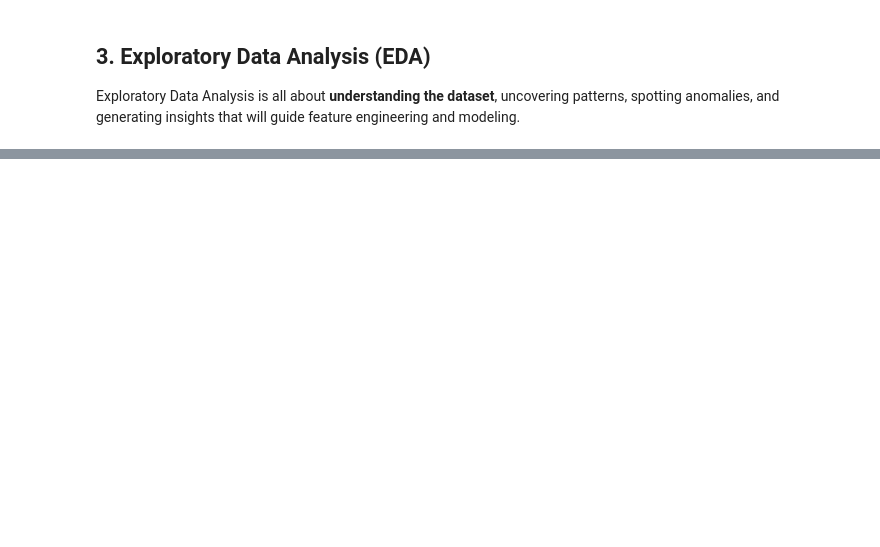
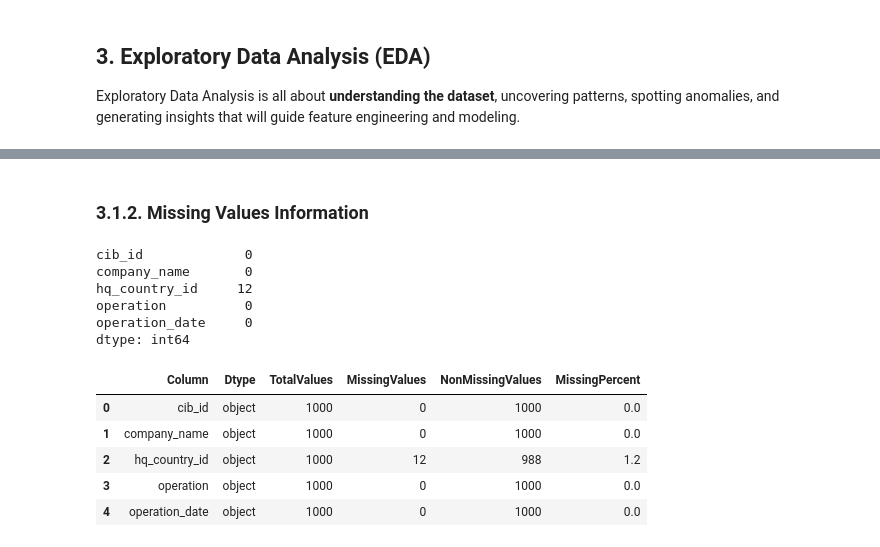
Before and after one commit to saricmilos/coding-challenge, a Jupyter notebook: notebooks/coding_challenge.ipynb, the cells around one changed output, grey strips where cells are left out. Drawn from its saved outputs; the diff is of its cells as text; code cells hidden in the pictures; blank space fills up the shorter version.

```diff
--- a/notebooks/coding_challenge.ipynb
+++ b/notebooks/coding_challenge.ipynb
@@ -240,0 +281,20 @@ Exploratory Data Analysis is all about **understanding the dataset**, uncovering
+# %% [markdown]
+### **3.1.2. Missing Values Information**
+# %%
+companies_df.isna().sum()
+# %% [output]
+cib_id             0
+company_name       0
+hq_country_id     12
+operation          0
+operation_date     0
+dtype: int64
+# %%
+get_missing_value_summary(companies_df)
+# %% [output]
+|  | Column | Dtype | TotalValues | MissingValues | NonMissingValues | MissingPercent |
+| 0 | cib_id | object | 1000 | 0 | 1000 | 0.0 |
+| 1 | company_name | object | 1000 | 0 | 1000 | 0.0 |
+| 2 | hq_country_id | object | 1000 | 12 | 988 | 1.2 |
+| 3 | operation | object | 1000 | 0 | 1000 | 0.0 |
+| 4 | operation_date | object | 1000 | 0 | 1000 | 0.0 |
```
Also changed, not shown: parts of 41 cells of this notebook.
